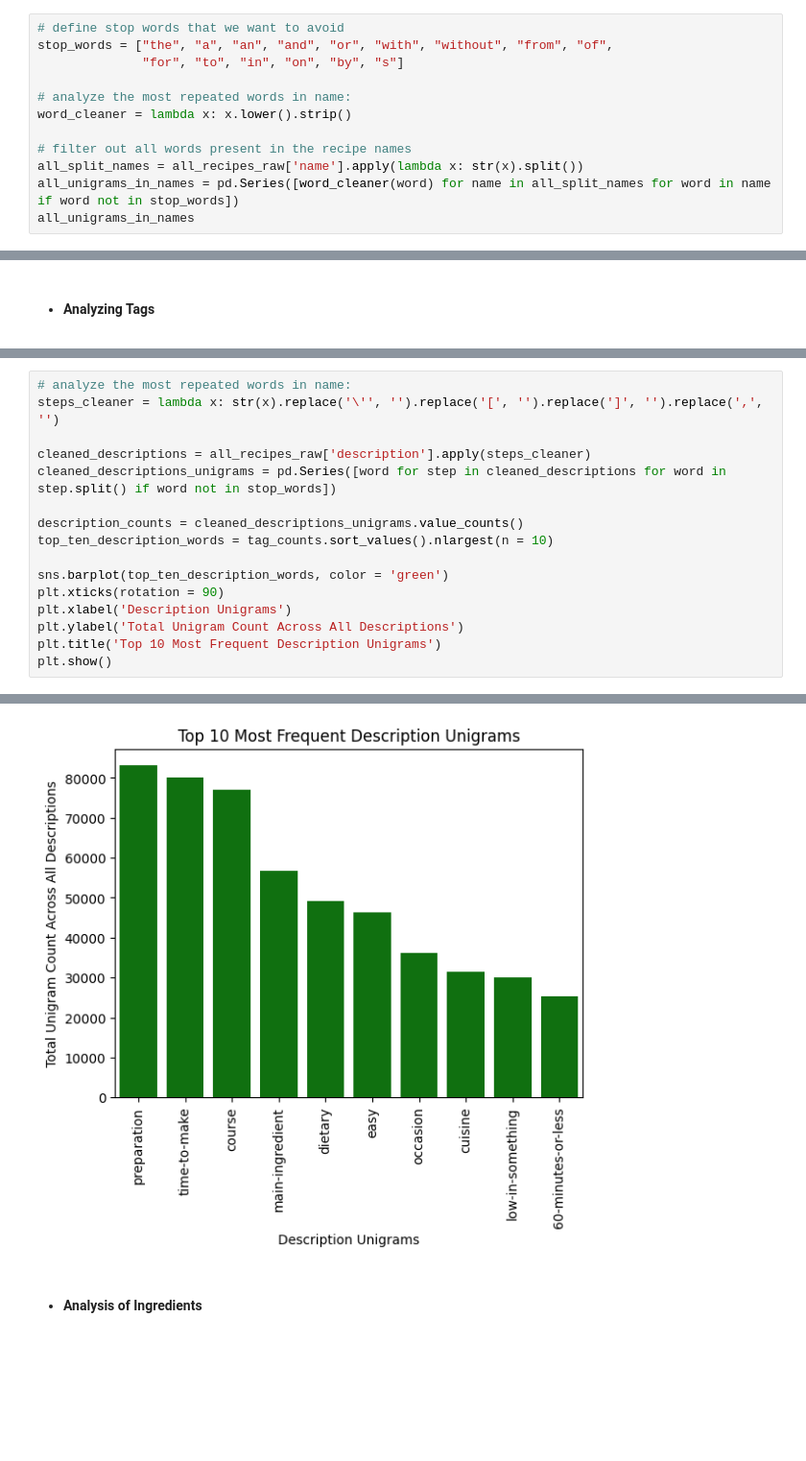
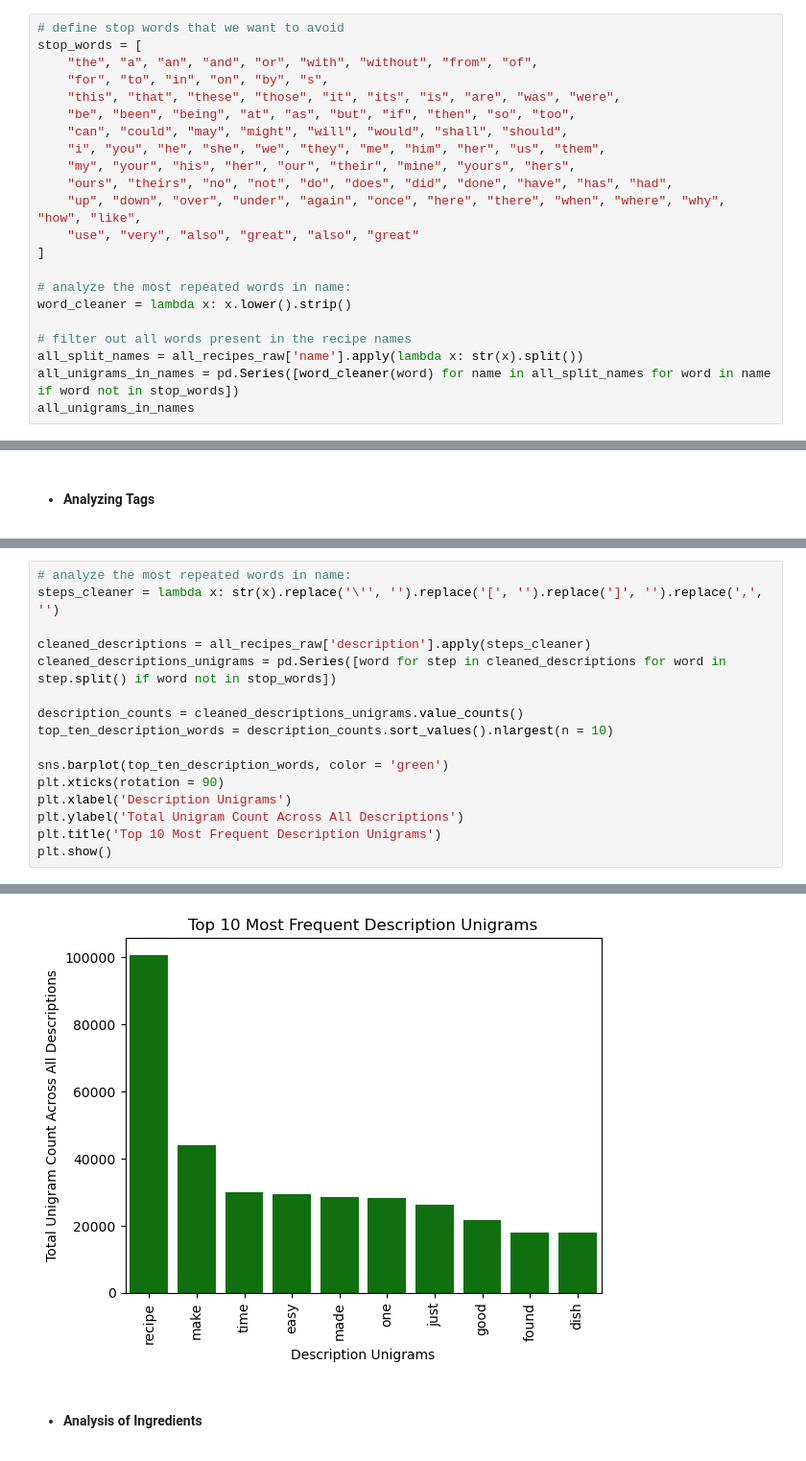
Before and after one commit to AlanDeLuna18/CSE-158-Assignment-2, a Jupyter notebook: final.ipynb, the cells around one changed output, grey strips where cells are left out. Shown at 96% size. Saved outputs shown, nothing was run; the diff lists cells and outputs as text; blank space fills up the shorter version.

Commit message:
Fixed incorrect EDA graphs

```diff
--- a/final.ipynb
+++ b/final.ipynb
@@ -101,8 +101,18 @@ dtype: object
 - ##### Analyzing Recipe Names
 # %%
 # define stop words that we want to avoid
-stop_words = ["the", "a", "an", "and", "or", "with", "without", "from", "of",
-              "for", "to", "in", "on", "by", "s"]
+stop_words = [
+    "the", "a", "an", "and", "or", "with", "without", "from", "of",
+    "for", "to", "in", "on", "by", "s",
+    "this", "that", "these", "those", "it", "its", "is", "are", "was", "were",
+    "be", "been", "being", "at", "as", "but", "if", "then", "so", "too",
+    "can", "could", "may", "might", "will", "would", "shall", "should",
+    "i", "you", "he", "she", "we", "they", "me", "him", "her", "us", "them",
+    "my", "your", "his", "her", "our", "their", "mine", "yours", "hers",
+    "ours", "theirs", "no", "not", "do", "does", "did", "done", "have", "has", "had",
+    "up", "down", "over", "under", "again", "once", "here", "there", "when", "where", "why", "how", "like",
+    "use", "very", "also", "great", "also", "great"
+]
 
 # analyze the most repeated words in name:
 word_cleaner = lambda x: x.lower().strip()
@@ -189,7 +199,7 @@ cleaned_descriptions = all_recipes_raw['description'].apply(steps_cleaner)
 cleaned_descriptions_unigrams = pd.Series([word for step in cleaned_descriptions for word in step.split() if word not in stop_words])
 
 description_counts = cleaned_descriptions_unigrams.value_counts()
-top_ten_description_words = tag_counts.sort_values().nlargest(n = 10)
+top_ten_description_words = description_counts.sort_values().nlargest(n = 10)
 
 sns.barplot(top_ten_description_words, color = 'green')
 plt.xticks(rotation = 90)
@@ -202,4 +211,4 @@ Text(0.5, 1.0, 'Top 10 Most Frequent Description Unigrams')
-[figure, old version]
+[figure, new version]
 # %% [markdown]
 - #### Analysis of Ingredients
 # %%
```
Also changed, not shown: parts of 22 cells of this notebook, 1 other file.
